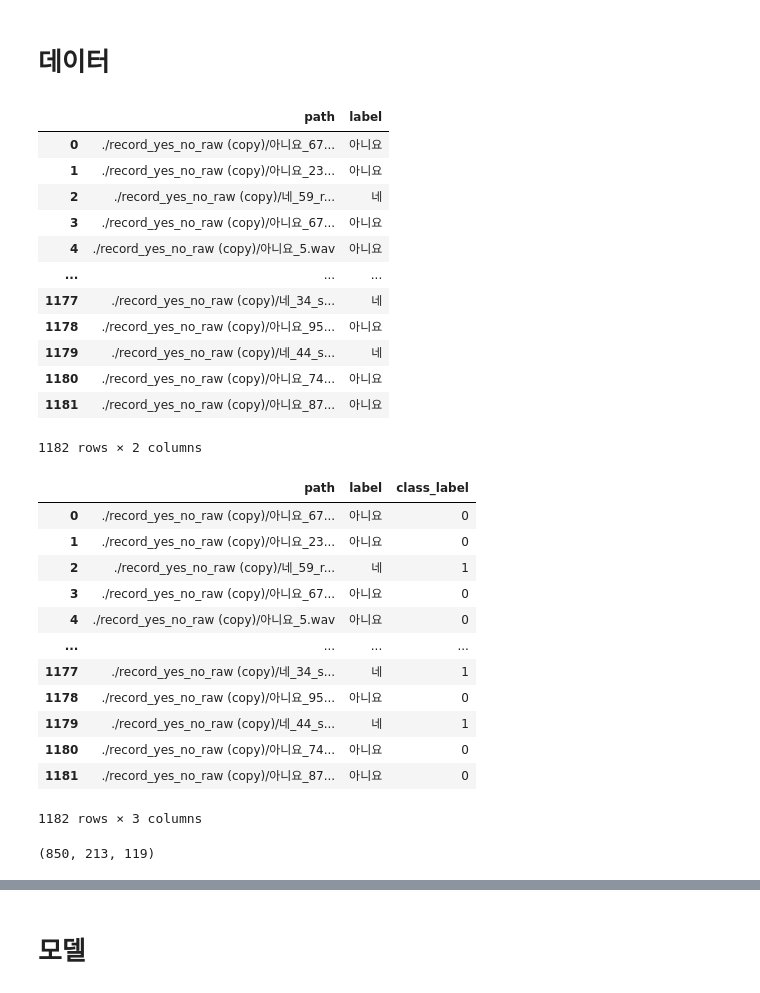
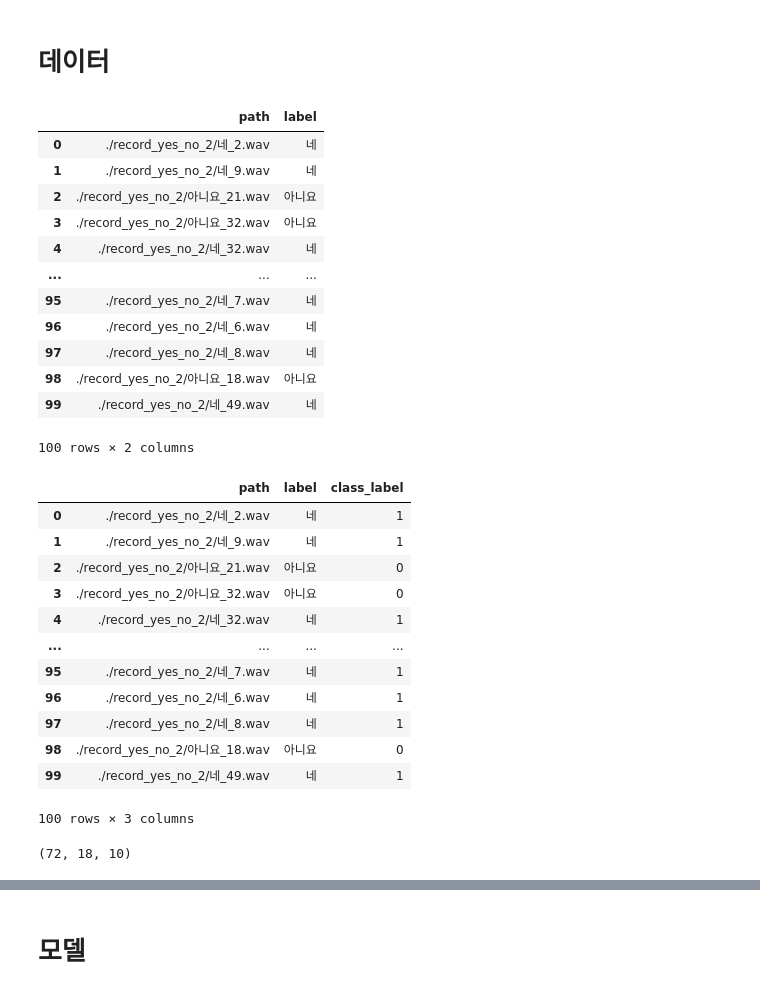
Before and after one commit to addinedu-amr/deeplearning-repo-1, a Jupyter notebook: NLP/mfcc_random_forest.ipynb, the cells around one changed output, grey strips where cells are left out. Saved outputs shown, nothing was run; the diff lists cells and outputs as text; code cells hidden in the pictures.

```diff
--- a/NLP/mfcc_random_forest.ipynb
+++ b/NLP/mfcc_random_forest.ipynb
@@ -18,29 +19,29 @@ wav_dict = {
 # %%
 wav_files = []
 
-for file in os.listdir(f'./record_yes_no_raw (copy)/'):
-    wav_files.append(f'./record_yes_no_raw (copy)/{file}')
+for file in os.listdir(f'./record_yes_no_2/'):
+    wav_files.append(f'./record_yes_no_2/{file}')
 
 wav_df = pd.DataFrame({'path': wav_files})
 wav_df['label'] = wav_df['path'].apply(lambda x: x.split('/')[-1])
-wav_df['label'] = wav_df['label'].apply(lambda x: x.split('.')[0])
+# wav_df['label'] = wav_df['label'].apply(lambda x: x.split('.')[0])
 wav_df['label'] = wav_df['label'].apply(lambda x: x.split('_')[0])
 
 wav_df
 # %% [output]
 |  | path | label |
-| 0 | ./record_yes_no_raw (copy)/아니요_67... | 아니요 |
-| 1 | ./record_yes_no_raw (copy)/아니요_23... | 아니요 |
-| 2 | ./record_yes_no_raw (copy)/네_59_r... | 네 |
-| 3 | ./record_yes_no_raw (copy)/아니요_67... | 아니요 |
-| 4 | ./record_yes_no_raw (copy)/아니요_5.wav | 아니요 |
+| 0 | ./record_yes_no_2/네_2.wav | 네 |
+| 1 | ./record_yes_no_2/네_9.wav | 네 |
+| 2 | ./record_yes_no_2/아니요_21.wav | 아니요 |
+| 3 | ./record_yes_no_2/아니요_32.wav | 아니요 |
+| 4 | ./record_yes_no_2/네_32.wav | 네 |
 | ... | ... | ... |
-| 1177 | ./record_yes_no_raw (copy)/네_34_s... | 네 |
-| 1178 | ./record_yes_no_raw (copy)/아니요_95... | 아니요 |
-| 1179 | ./record_yes_no_raw (copy)/네_44_s... | 네 |
-| 1180 | ./record_yes_no_raw (copy)/아니요_74... | 아니요 |
-| 1181 | ./record_yes_no_raw (copy)/아니요_87... | 아니요 |
+| 95 | ./record_yes_no_2/네_7.wav | 네 |
+| 96 | ./record_yes_no_2/네_6.wav | 네 |
+| 97 | ./record_yes_no_2/네_8.wav | 네 |
+| 98 | ./record_yes_no_2/아니요_18.wav | 아니요 |
+| 99 | ./record_yes_no_2/네_49.wav | 네 |
-1182 rows × 2 columns
+100 rows × 2 columns
 # %%
 class_label = []
 
@@ -52,18 +53,18 @@ wav_df['class_label'] = class_label
 wav_df
 # %% [output]
 |  | path | label | class_label |
-| 0 | ./record_yes_no_raw (copy)/아니요_67... | 아니요 | 0 |
-| 1 | ./record_yes_no_raw (copy)/아니요_23... | 아니요 | 0 |
-| 2 | ./record_yes_no_raw (copy)/네_59_r... | 네 | 1 |
-| 3 | ./record_yes_no_raw (copy)/아니요_67... | 아니요 | 0 |
-| 4 | ./record_yes_no_raw (copy)/아니요_5.wav | 아니요 | 0 |
+| 0 | ./record_yes_no_2/네_2.wav | 네 | 1 |
+| 1 | ./record_yes_no_2/네_9.wav | 네 | 1 |
+| 2 | ./record_yes_no_2/아니요_21.wav | 아니요 | 0 |
+| 3 | ./record_yes_no_2/아니요_32.wav | 아니요 | 0 |
+| 4 | ./record_yes_no_2/네_32.wav | 네 | 1 |
 | ... | ... | ... | ... |
-| 1177 | ./record_yes_no_raw (copy)/네_34_s... | 네 | 1 |
-| 1178 | ./record_yes_no_raw (copy)/아니요_95... | 아니요 | 0 |
-| 1179 | ./record_yes_no_raw (copy)/네_44_s... | 네 | 1 |
-| 1180 | ./record_yes_no_raw (copy)/아니요_74... | 아니요 | 0 |
-| 1181 | ./record_yes_no_raw (copy)/아니요_87... | 아니요 | 0 |
+| 95 | ./record_yes_no_2/네_7.wav | 네 | 1 |
+| 96 | ./record_yes_no_2/네_6.wav | 네 | 1 |
+| 97 | ./record_yes_no_2/네_8.wav | 네 | 1 |
+| 98 | ./record_yes_no_2/아니요_18.wav | 아니요 | 0 |
+| 99 | ./record_yes_no_2/네_49.wav | 네 | 1 |
-1182 rows × 3 columns
+100 rows × 3 columns
 # %%
 from sklearn.model_selection import train_test_split
 
@@ -79,7 +80,7 @@ train_data, val_data = train_test_split(train_data,
 # %%
 len(train_data), len(val_data), len(test_data)
 # %% [output]
-(850, 213, 119)
+(72, 18, 10)
 # %%
 X_train = train_data['path']
 y_train = train_data['class_label']
```
Also changed, not shown: parts of 23 cells of this notebook.
